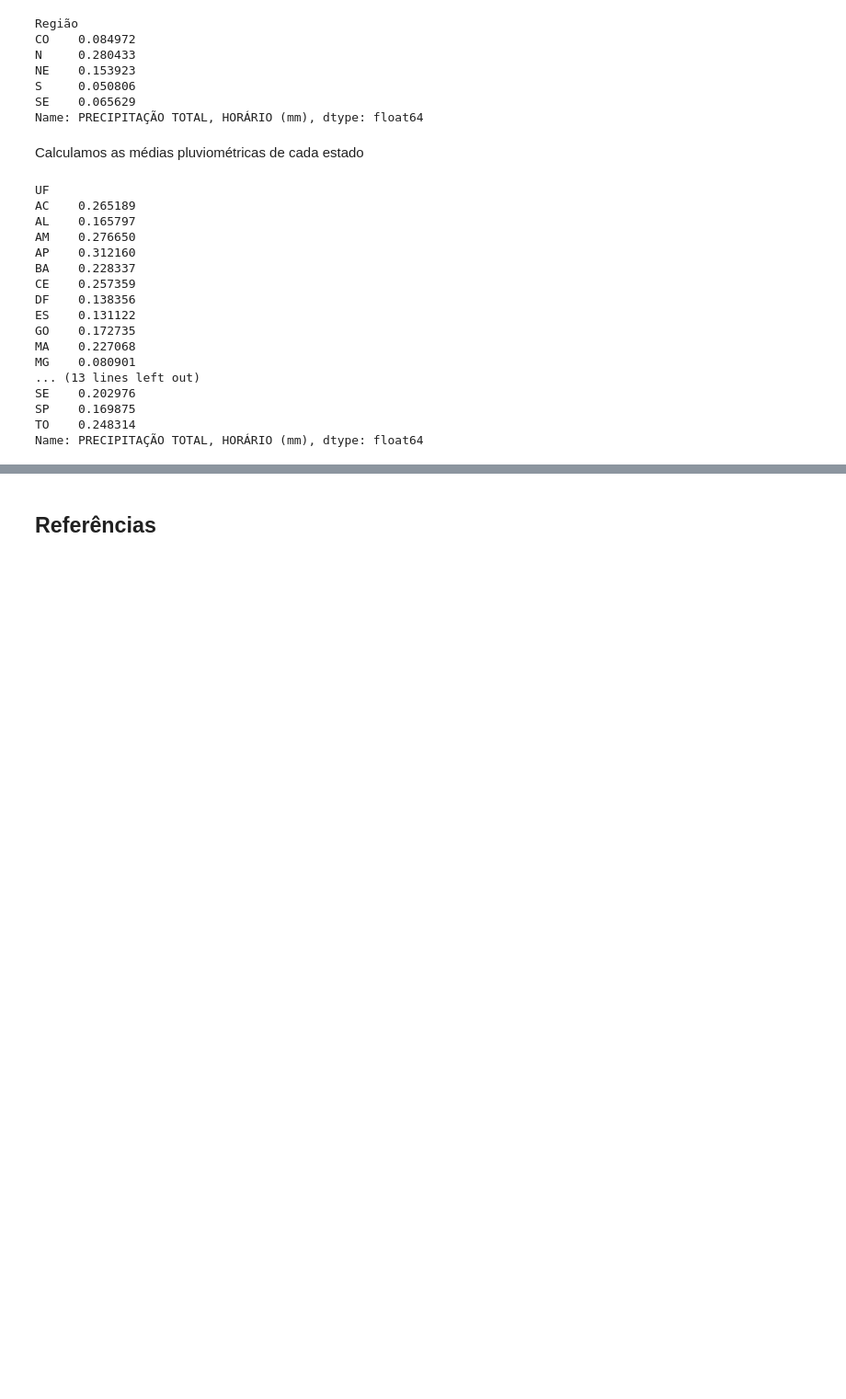
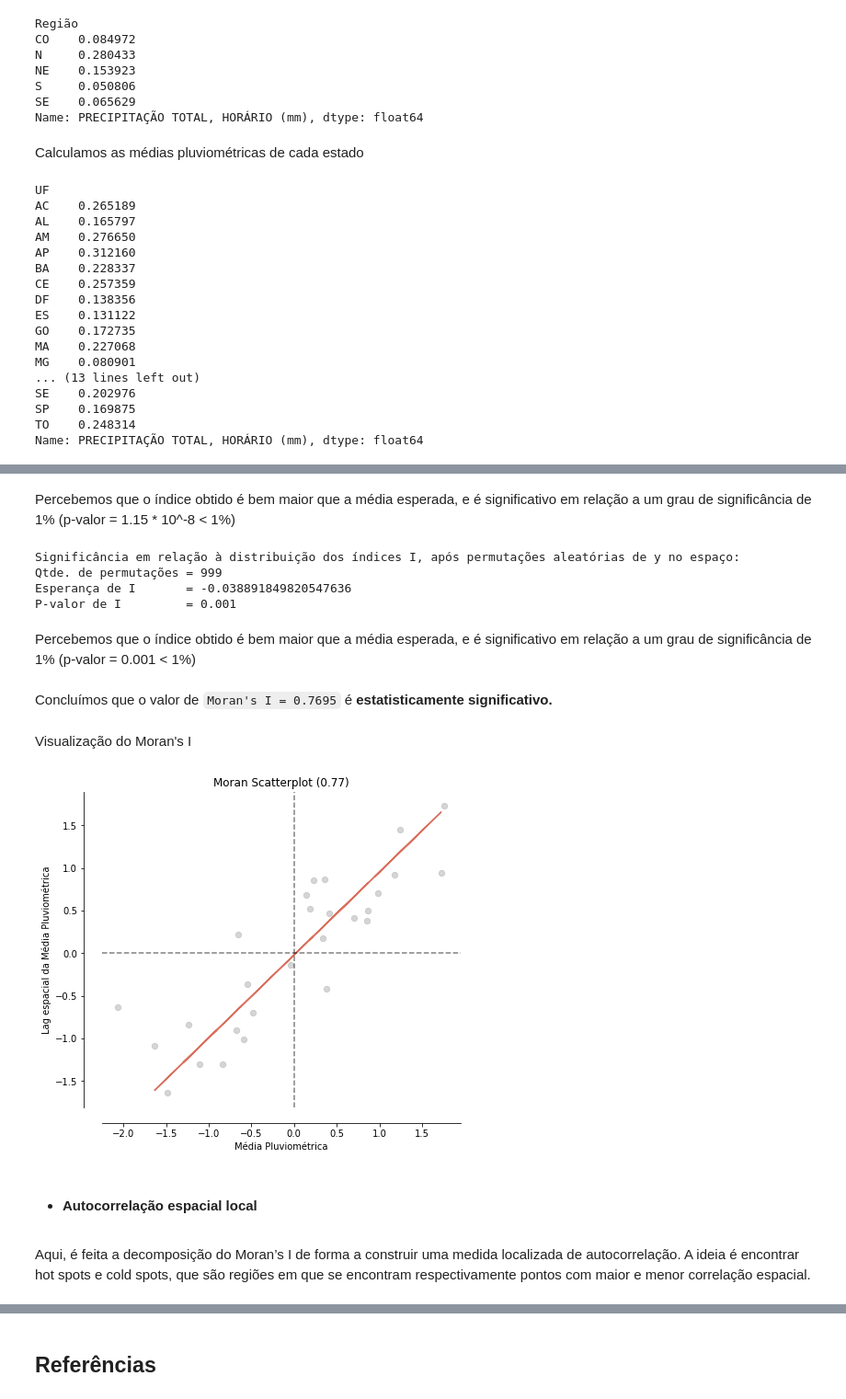
Before and after one commit to mpereiramoretti/pluviometria-analise-espacial, a Jupyter notebook: Pluviometria - Caso prático.ipynb, the cells around one changed output, grey strips where cells are left out. Shown: that part at 92% size. Saved outputs shown, nothing was run; the diff lists cells and outputs as text; code cells hidden in the pictures; blank space fills up the shorter version.

```diff
--- a/Pluviometria - Caso prático.ipynb
+++ b/Pluviometria - Caso prático.ipynb
@@ -362,0 +377,4 @@ Name: PRECIPITAÇÃO TOTAL, HORÁRIO (mm), dtype: float64
+# %%
+df_medias_pluviometricas = pd.DataFrame(medias_por_uf).reset_index()
+df_medias_pluviometricas.rename(columns={"PRECIPITAÇÃO TOTAL, HORÁRIO (mm)" : "MÉDIA PLUVIOMÉTRICA EM ABR/2021"}, inplace=True)
+df_medias_pluviometricas
@@ -362,0 +401,8 @@ Name: PRECIPITAÇÃO TOTAL, HORÁRIO (mm), dtype: float64
+# %%
+df_final = pd.merge(
+    gdf,
+    df_medias_pluviometricas,
+    left_on="SIGLA_UF",
+    right_on="UF",
+    how="left"
+)
@@ -362,0 +455,4 @@ Name: PRECIPITAÇÃO TOTAL, HORÁRIO (mm), dtype: float64
+# %%
+y = df_final["MÉDIA PLUVIOMÉTRICA EM ABR/2021"].copy()
+# %%
+moran = Moran(y, weights)
@@ -362,0 +484,29 @@ Name: PRECIPITAÇÃO TOTAL, HORÁRIO (mm), dtype: float64
+# %% [markdown]
+Percebemos que o índice obtido é bem maior que a média esperada, e é significativo em relação a um grau de significância de 1% (p-valor = 1.15 * 10^-8 < 1%)
+# %%
+print("Significância em relação à distribuição dos índices I, após permutações aleatórias de y no espaço:")
+print(f"Qtde. de permutações = {moran.permutations}")
+print(f"Esperança de I       = {moran.EI_sim}")
+print(f"P-valor de I         = {moran.p_sim}")
+# %% [output]
+Significância em relação à distribuição dos índices I, após permutações aleatórias de y no espaço:
+Qtde. de permutações = 999
+Esperança de I       = -0.038891849820547636
+P-valor de I         = 0.001
+# %% [markdown]
+Percebemos que o índice obtido é bem maior que a média esperada, e é significativo em relação a um grau de significância de 1% (p-valor = 0.001 < 1%)
+# %% [markdown]
+Concluímos que o valor de `Moran's I = 0.7695` é **estatisticamente significativo.**
+# %% [markdown]
+Visualização do Moran's I
+# %%
+fig, ax = moran_scatterplot(moran, aspect_equal=True)
+ax.set_xlabel('Média Pluviométrica')
+ax.set_ylabel('Lag espacial da Média Pluviométrica')
+plt.show()
+# %% [output]
+[figure, added]
+# %% [markdown]
+* #### Autocorrelação espacial local
+# %% [markdown]
+Aqui, é feita a decomposição do Moran’s I de forma a construir uma medida localizada de autocorrelação. A ideia é encontrar hot spots e cold spots, que são regiões em que se encontram respectivamente pontos com maior e menor correlação espacial.
```
Also changed, not shown: parts of 75 cells of this notebook.
